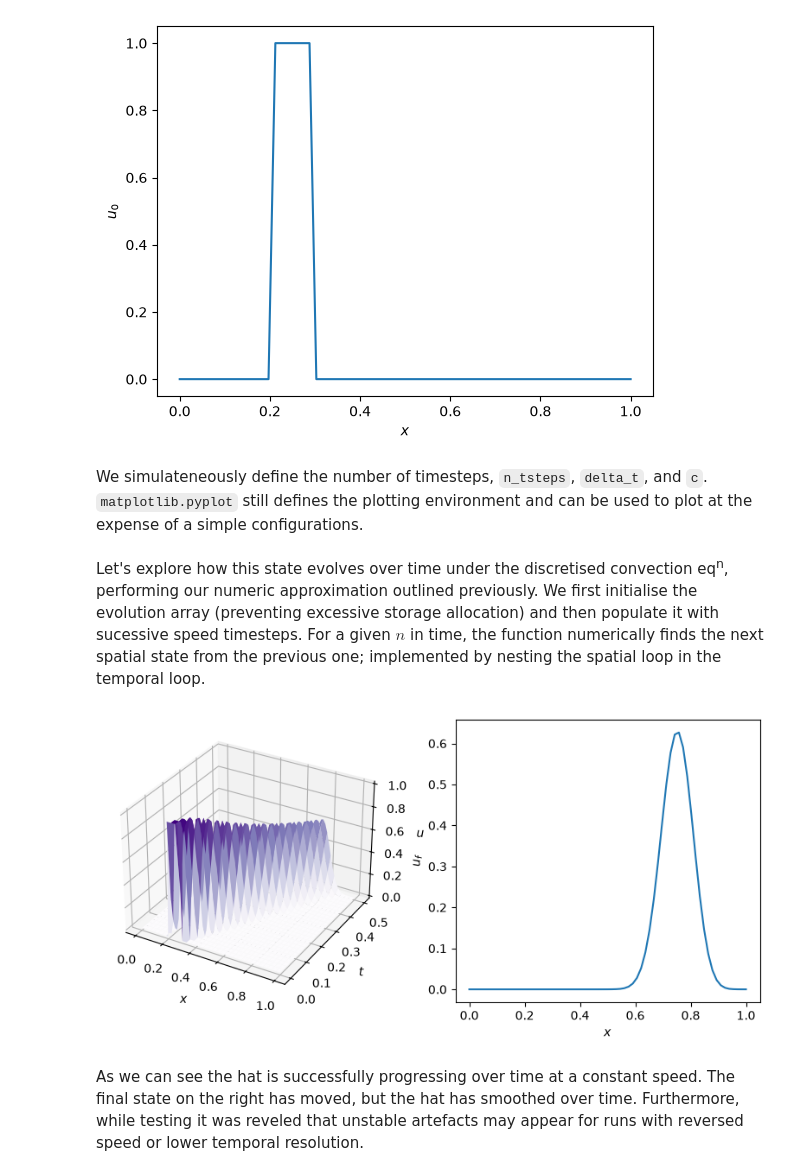
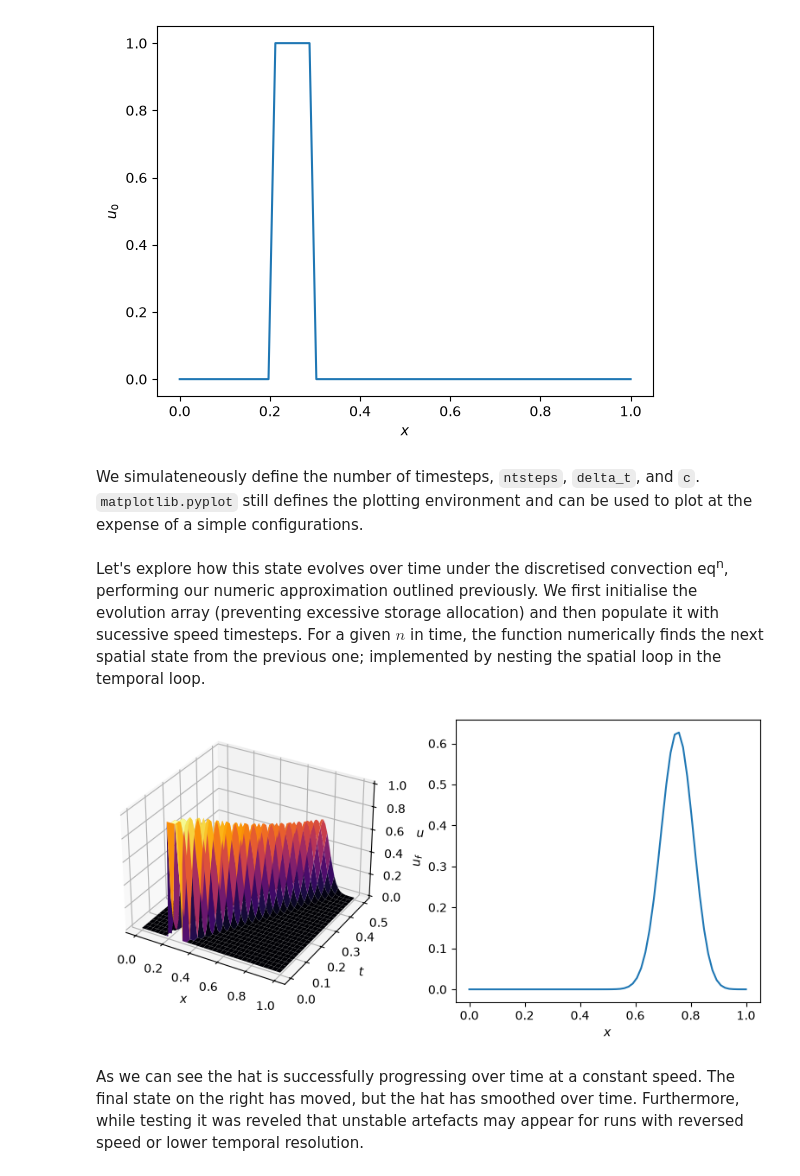
Before and after one commit to SamGr64/CFD-Suite, a Jupyter notebook: CFD.ipynb, the cells around one changed output. Drawn from its saved outputs; the diff is of its cells as text; code cells hidden in the pictures.

```diff
--- a/CFD.ipynb
+++ b/CFD.ipynb
@@ -57,15 +57,15 @@ $$ u = \begin{cases} 1 & 0.1 < x < 0.2 \\ 0 & \text{elsewhere} \end{cases}
 # %%
-def top_hat(n_grid: int, domain: list[float] = [0.0, 1.0], centre: float = 0.25, width: float = 0.1, max: float = 1.0, min: float = 0.0) -> np.ndarray:
-    x = np.linspace(domain[0], domain[1], n_grid)
-    array = np.full(n_grid, min, dtype=float)
+def top_hat(nx: int, domain: list[float] = [0.0, 1.0], centre: float = 0.25, width: float = 0.1, max: float = 1.0, min: float = 0.0) -> np.ndarray:
+    x = np.linspace(domain[0], domain[1], nx)
     mask = abs(x - centre) <= width / 2
+
+    array = np.full(nx, min, dtype=float)
     array[mask] = max
-    return array
+    return array, x
 # %%
-n_grid, x_range = 67, [0.0, 1.0]
+nx, x_range = 67, [0.0, 1.0]
 
-u_0 = top_hat(n_grid=n_grid, domain=x_range)
-x = np.linspace(x_range[0], x_range[1], n_grid)
+u_0, x = top_hat(nx=nx, domain=x_range)
 plt.plot(x, u_0)
 plt.xlabel(r"$x$")
 plt.ylabel(r"$u_0$")
@@ -73,50 +73,49 @@ plt.show()
 # %% [output]
 [figure]
 # %% [markdown]
-We simulateneously define the number of timesteps, `n_tsteps`, `delta_t`, and `c`. `matplotlib.pyplot` still defines the plotting environment and can be used to plot at the expense of a simple configurations.
+We simulateneously define the number of timesteps, `ntsteps`, `delta_t`, and `c`. `matplotlib.pyplot` still defines the plotting environment and can be used to plot at the expense of a simple configurations.
 # %% [markdown]
 Let's explore how this state evolves over time under the discretised convection eq<sup>n</sup>, performing our numeric approximation outlined previously. We first initialise the evolution array (preventing excessive storage allocation) and then populate it with sucessive speed timesteps. For a given $n$ in time, the function numerically finds the next spatial state from the previous one; implemented by nesting the spatial loop in the temporal loop.
 # %%
-def linear_convection(u_0: np.ndarray, domain: list[float], n_x: int, n_t: int, d_t: float, c: float = 1.0) -> np.ndarray:
-    d_x = abs(domain[1] - domain[0]) / (n_x - 1) # Last point must exist at ends of grid so spacing requires 1 less free point.
+def linear_convection(u_0: np.ndarray, domain: list[float], nx: int, nt: int, dt: float, c: float = 1.0) -> np.ndarray:
+    dx = abs(domain[1] - domain[0]) / (nx - 1) # Last point must exist at ends of grid so spacing requires 1 less free point.
 
-    u = np.zeros([n_t+1, n_x]) # add timestep for initial condition
+    u = np.zeros([nt+1, nx]) # add timestep for initial condition
     u[0] = u_0.copy()
 
-    for n in range(n_t):
+    for n in range(nt):
         u[n+1] = u[n].copy()  # keep boundary values consistent
-        for i in range(1, n_x): # start at 1 so that i-1 doesn't produce -1 (use end of array)
-            u[n+1, i] = u[n, i] - c * d_t/d_x * (u[n, i] - u[n, i-1])
+        for i in range(1, nx): # start at 1 so that i-1 doesn't produce -1 (use end of array)
+            u[n+1, i] = u[n, i] - c * dt/dx * (u[n, i] - u[n, i-1])
 
     return u
 # %%
-n_grid, x_range = 67, [0.0, 1.0]
-n_timesteps, delta_t = 50, 0.01
+nx, x_range = 67, [0.0, 1.0]
+nt, delta_t = 50, 0.01
 
-u_0 = top_hat(n_grid=n_grid, domain=x_range)
-u = linear_convection(u_0=u_0, domain=x_range, n_x=n_grid, n_t=n_timesteps, d_t=delta_t)
-x = np.linspace(x_range[0], x_range[1], n_grid)
-t = np.linspace(0, n_timesteps * delta_t, u.shape[0])
+u_0, x = top_hat(nx=nx, domain=x_range)
+u = linear_convection(u_0=u_0, domain=x_range, nx=nx, nt=nt, dt=delta_t)
+t = np.linspace(0, nt * delta_t, u.shape[0])
 
 X, T = np.meshgrid(x, t)
 
 fig = plt.figure(figsize=(8, 4))
 
-ax1 = fig.add_subplot(1, 2, 1, projection="3d")
-ax1.plot_surface(X, T, u, cmap="Purples")
+ax1 = fig.add_subplot(121, projection="3d")
+ax1.plot_surface(X, T, u, cmap="inferno")
 ax1.set_xlabel(r"$x$")
 ax1.set_ylabel(r"$t$")
 ax1.set_zlabel(r"$u$")
 
-ax2 = fig.add_subplot(1, 2, 2)
+ax2 = fig.add_subplot(122)
 ax2.plot(x, u[-1])
 ax2.set_xlabel(r"$x$")
 ax2.set_ylabel(r"$u_f$")
 
 plt.tight_layout()
 plt.show()
 # %% [output]
-[figure, old version]
+[figure, new version]
 # %% [markdown]
 As we can see the hat is successfully progressing over time at a constant speed. The final state on the right has moved, but the hat has smoothed over time. Furthermore, while testing it was reveled that unstable artefacts may appear for runs with reversed speed or lower temporal resolution.
 # %%
```
Also changed, not shown: parts of 39 cells of this notebook.
